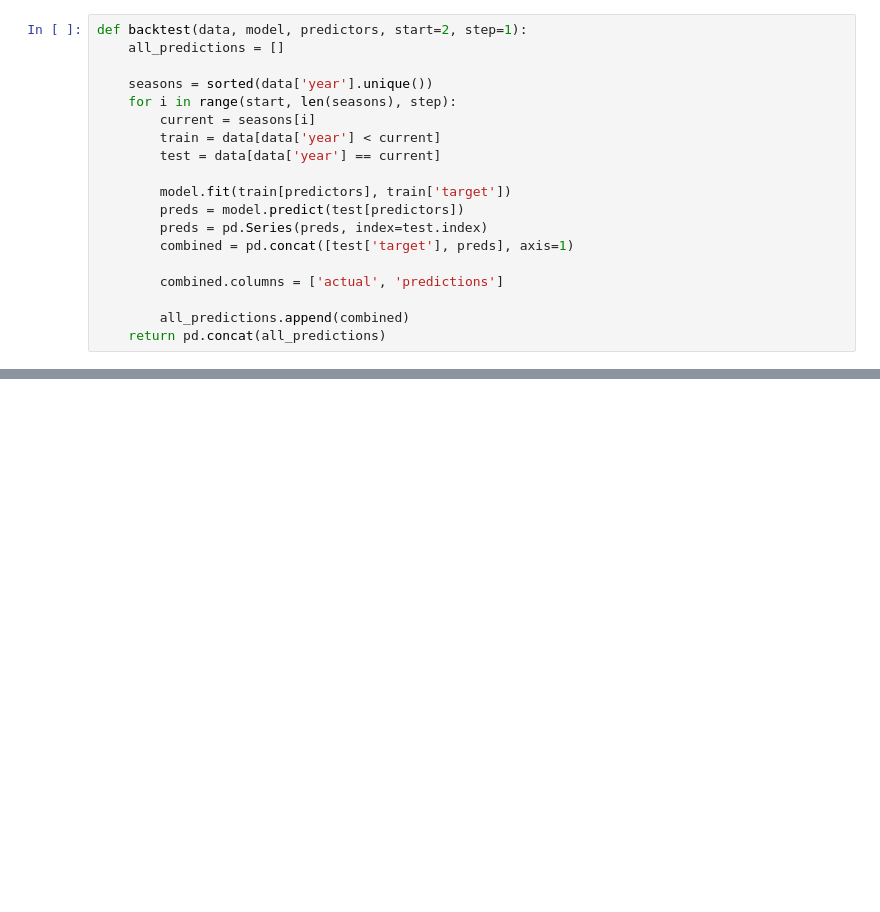
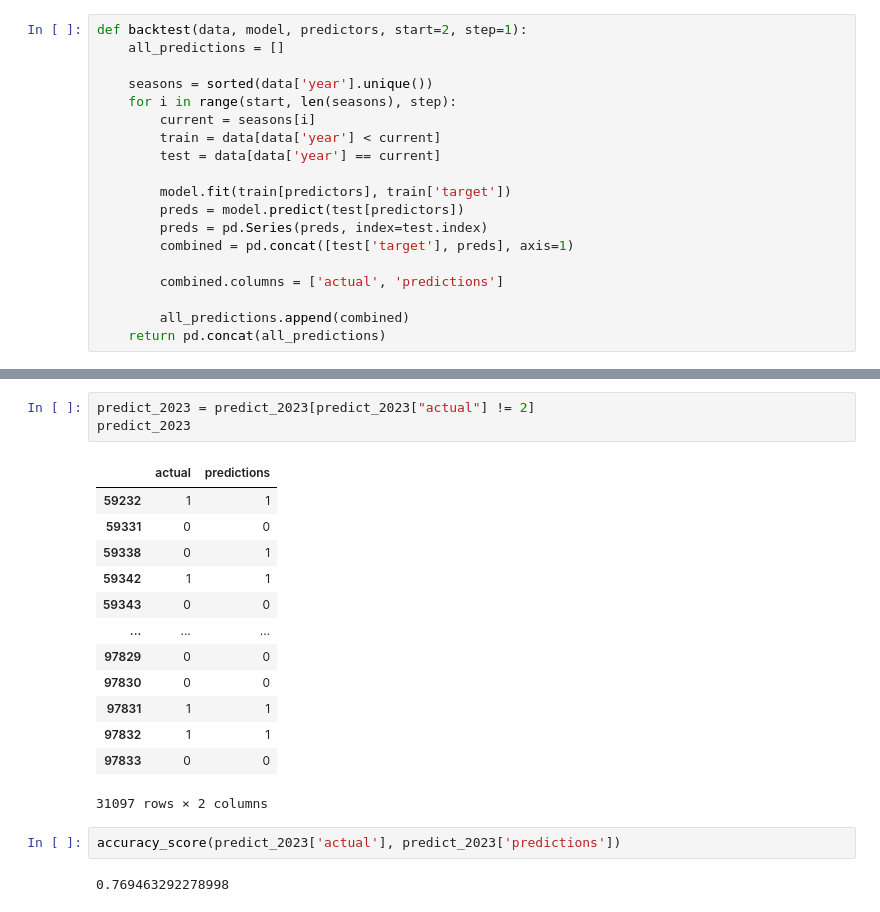
Before and after one commit to knlwgl/lol-predicter, a Jupyter notebook: lol-predicter.ipynb, the cells around one changed output, grey strips where cells are left out. Drawn from its saved outputs; the diff is of its cells as text; blank space fills up the shorter version.

```diff
--- a/lol-predicter.ipynb
+++ b/lol-predicter.ipynb
@@ -229,0 +267,21 @@ accuracy_score(predictiontest['actual'], predictiontest['predictions'])
+# %%
+predict_2023 = predict_2023[predict_2023["actual"] != 2]
+predict_2023
+# %% [output]
+|  | actual | predictions |
+| 59232 | 1 | 1 |
+| 59331 | 0 | 0 |
+| 59338 | 0 | 1 |
+| 59342 | 1 | 1 |
+| 59343 | 0 | 0 |
+| ... | ... | ... |
+| 97829 | 0 | 0 |
+| 97830 | 0 | 0 |
+| 97831 | 1 | 1 |
+| 97832 | 1 | 1 |
+| 97833 | 0 | 0 |
+31097 rows × 2 columns
+# %%
+accuracy_score(predict_2023['actual'], predict_2023['predictions'])
+# %% [output]
+0.769463292278998
```
Also changed, not shown: parts of 18 cells of this notebook, 1 other file.
